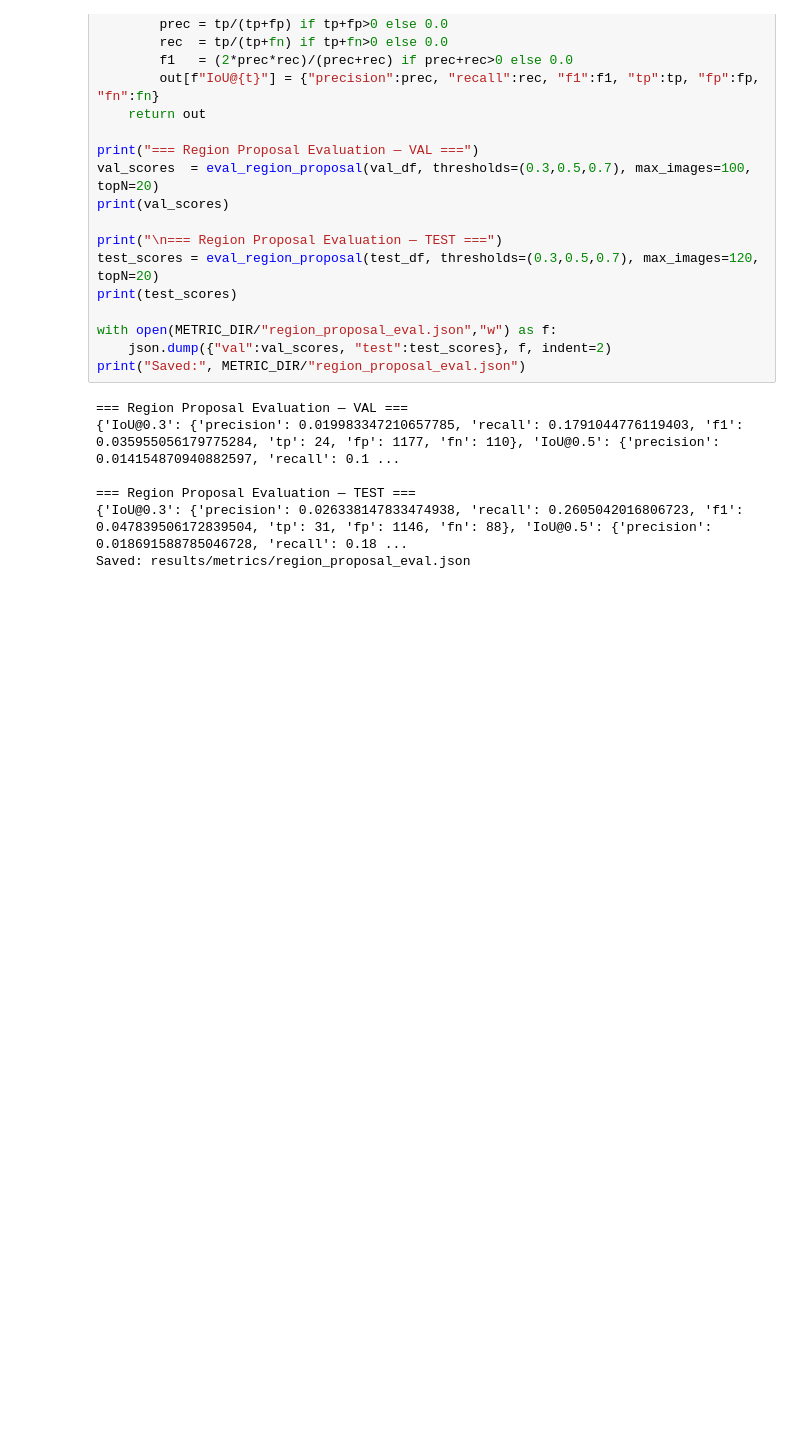
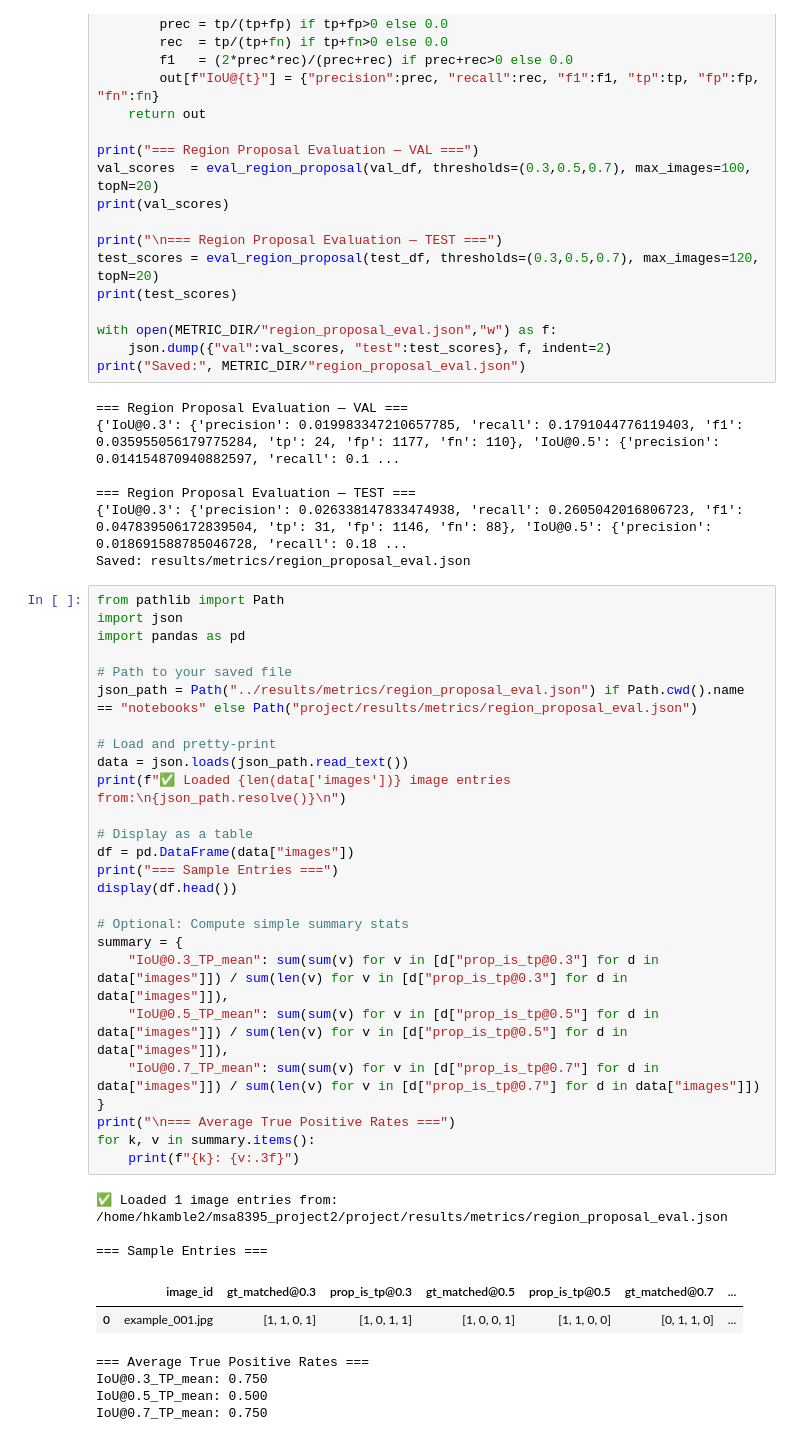
Before and after one commit to Harshalk2002/urban-sign-vision-system, a Jupyter notebook: project/notebooks/01_data_preparation.ipynb, the cells around one changed output. Cells and saved outputs as stored; diff of their text form; blank space fills up the shorter version.

```diff
--- a/project/notebooks/01_data_preparation.ipynb
+++ b/project/notebooks/01_data_preparation.ipynb
@@ -637,3 +637,40 @@ print("Saved:", METRIC_DIR/"region_proposal_eval.json")
 === Region Proposal Evaluation — TEST ===
 {'IoU@0.3': {'precision': 0.026338147833474938, 'recall': 0.2605042016806723, 'f1': 0.047839506172839504, 'tp': 31, 'fp': 1146, 'fn': 88}, 'IoU@0.5': {'precision': 0.018691588785046728, 'recall': 0.18 ...
 Saved: results/metrics/region_proposal_eval.json
+# %%
+from pathlib import Path
+import json
+import pandas as pd
+
+# Path to your saved file
+json_path = Path("../results/metrics/region_proposal_eval.json") if Path.cwd().name == "notebooks" else Path("project/results/metrics/region_proposal_eval.json")
+
+# Load and pretty-print
+data = json.loads(json_path.read_text())
+print(f"✅ Loaded {len(data['images'])} image entries from:\n{json_path.resolve()}\n")
+
+# Display as a table
+df = pd.DataFrame(data["images"])
+print("=== Sample Entries ===")
+display(df.head())
+
+# Optional: Compute simple summary stats
+summary = {
+    "IoU@0.3_TP_mean": sum(sum(v) for v in [d["prop_is_tp@0.3"] for d in data["images"]]) / sum(len(v) for v in [d["prop_is_tp@0.3"] for d in data["images"]]),
+    "IoU@0.5_TP_mean": sum(sum(v) for v in [d["prop_is_tp@0.5"] for d in data["images"]]) / sum(len(v) for v in [d["prop_is_tp@0.5"] for d in data["images"]]),
+    "IoU@0.7_TP_mean": sum(sum(v) for v in [d["prop_is_tp@0.7"] for d in data["images"]]) / sum(len(v) for v in [d["prop_is_tp@0.7"] for d in data["images"]])
+}
+print("\n=== Average True Positive Rates ===")
+for k, v in summary.items():
+    print(f"{k}: {v:.3f}")
+# %% [output]
+✅ Loaded 1 image entries from:
+/home/hkamble2/msa8395_project2/project/results/metrics/region_proposal_eval.json
+
+=== Sample Entries ===
+|  | image_id | gt_matched@0.3 | prop_is_tp@0.3 | gt_matched@0.5 | prop_is_tp@0.5 | gt_matched@0.7 | ... |
+| 0 | example_001.jpg | [1, 1, 0, 1] | [1, 0, 1, 1] | [1, 0, 0, 1] | [1, 1, 0, 0] | [0, 1, 1, 0] | ... |
+=== Average True Positive Rates ===
+IoU@0.3_TP_mean: 0.750
+IoU@0.5_TP_mean: 0.500
+IoU@0.7_TP_mean: 0.750
```
Also changed, not shown: parts of 1 cell of this notebook, 27 other files.
